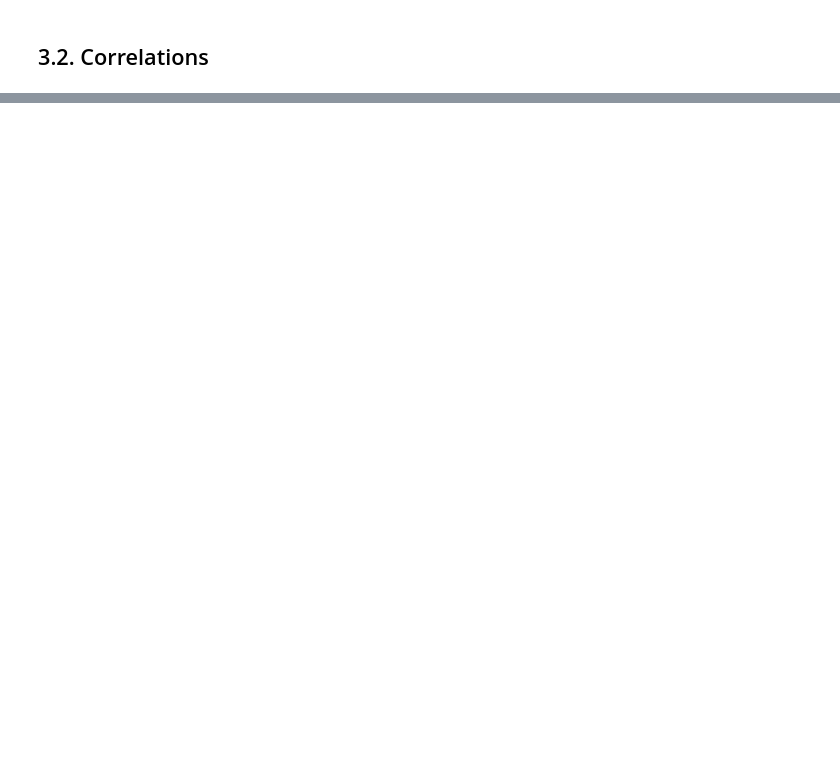
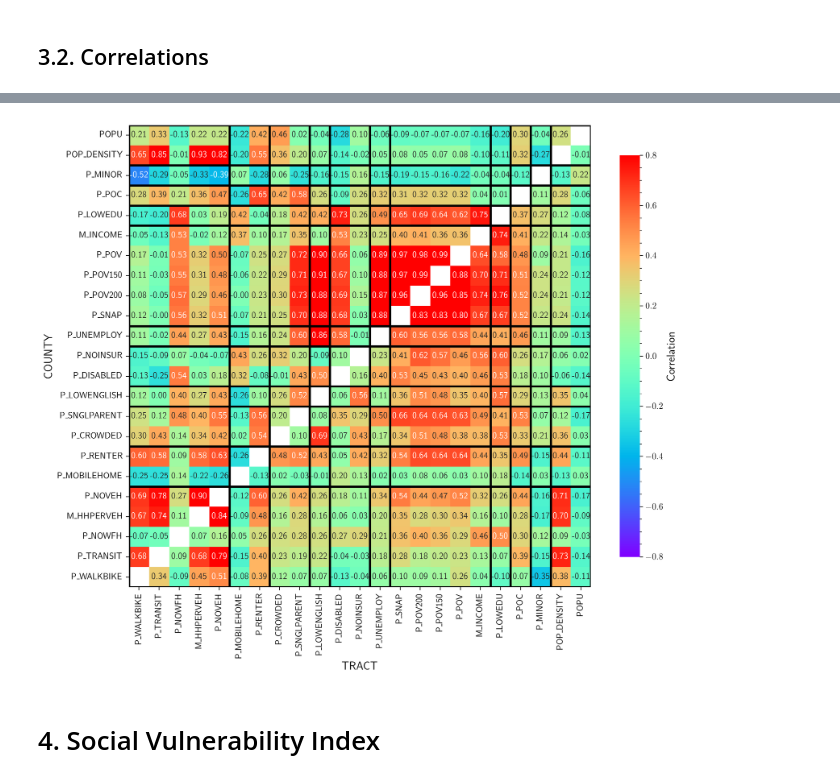
Before and after one commit to rvanxer/spr_4711, a Jupyter notebook: code/ses.ipynb, the cells around one changed output, grey strips where cells are left out. Cells and saved outputs as stored; diff of their text form; code cells hidden in the pictures; blank space fills up the shorter version.

```diff
--- a/code/ses.ipynb
+++ b/code/ses.ipynb
@@ -352,0 +325,6 @@ for x in [0, 2, 3, 4, 5, 10, 11, 13, 14, 16, 18, 23]:
+# %%
+plot_corr_matrix(acsMSA19)
+# %% [output]
+[figure, added]
+# %% [markdown]
+# 4. Social Vulnerability Index
```
Also changed, not shown: parts of 19 cells of this notebook, 18 other files.
